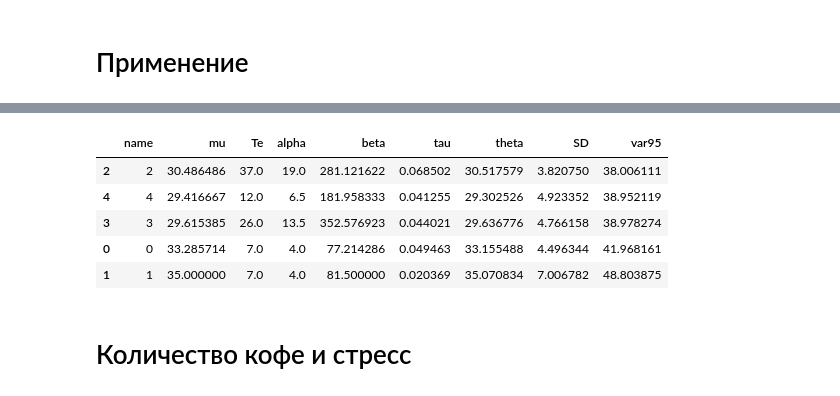
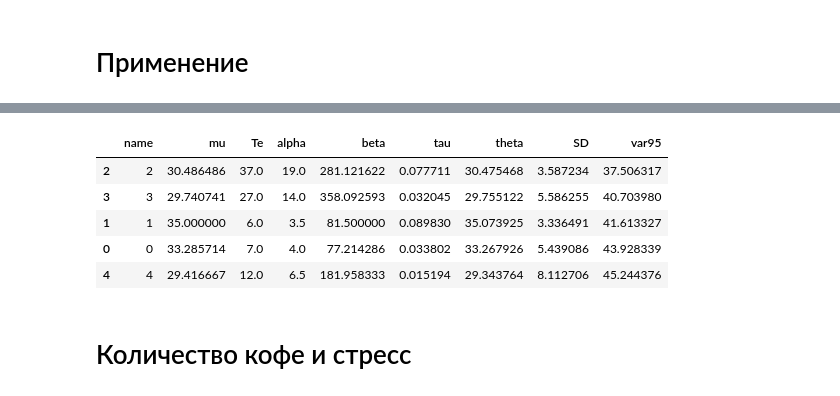
Before and after one commit to ksetdekov/trip_choice_optimizer, a Jupyter notebook: coffee-amount-optimization.ipynb, the cells around one changed output, grey strips where cells are left out. Saved outputs shown, nothing was run; the diff lists cells and outputs as text; code cells hidden in the pictures.

```diff
--- a/coffee-amount-optimization.ipynb
+++ b/coffee-amount-optimization.ipynb
@@ -226,7 +226,8 @@ events = {
     datetime(2025, 2, 7): (4, 26),
     datetime(2025, 2, 8): (2, 35),
     datetime(2025, 2, 9): (2, 33),
-    datetime(2025, 2, 10): (3, 35)
+    datetime(2025, 2, 10): (3, 35),
+    datetime(2025, 2, 11): (3, 33)
 
 }
 
@@ -240,9 +241,9 @@ cups.process_events(events, days=91)
 |  | name | mu | Te | alpha | beta | tau | theta | SD | var95 |
-| 2 | 2 | 30.486486 | 37.0 | 19.0 | 281.121622 | 0.068502 | 30.517579 | 3.820750 | 38.006111 |
-| 4 | 4 | 29.416667 | 12.0 | 6.5 | 181.958333 | 0.041255 | 29.302526 | 4.923352 | 38.952119 |
-| 3 | 3 | 29.615385 | 26.0 | 13.5 | 352.576923 | 0.044021 | 29.636776 | 4.766158 | 38.978274 |
-| 0 | 0 | 33.285714 | 7.0 | 4.0 | 77.214286 | 0.049463 | 33.155488 | 4.496344 | 41.968161 |
-| 1 | 1 | 35.000000 | 7.0 | 4.0 | 81.500000 | 0.020369 | 35.070834 | 7.006782 | 48.803875 |
+| 2 | 2 | 30.486486 | 37.0 | 19.0 | 281.121622 | 0.077711 | 30.475468 | 3.587234 | 37.506317 |
+| 3 | 3 | 29.740741 | 27.0 | 14.0 | 358.092593 | 0.032045 | 29.755122 | 5.586255 | 40.703980 |
+| 1 | 1 | 35.000000 | 6.0 | 3.5 | 81.500000 | 0.089830 | 35.073925 | 3.336491 | 41.613327 |
+| 0 | 0 | 33.285714 | 7.0 | 4.0 | 77.214286 | 0.033802 | 33.267926 | 5.439086 | 43.928339 |
+| 4 | 4 | 29.416667 | 12.0 | 6.5 | 181.958333 | 0.015194 | 29.343764 | 8.112706 | 45.244376 |
 # %% [markdown]
 # Количество кофе и стресс
 # %%
```
Also changed, not shown: parts of 6 cells of this notebook.
